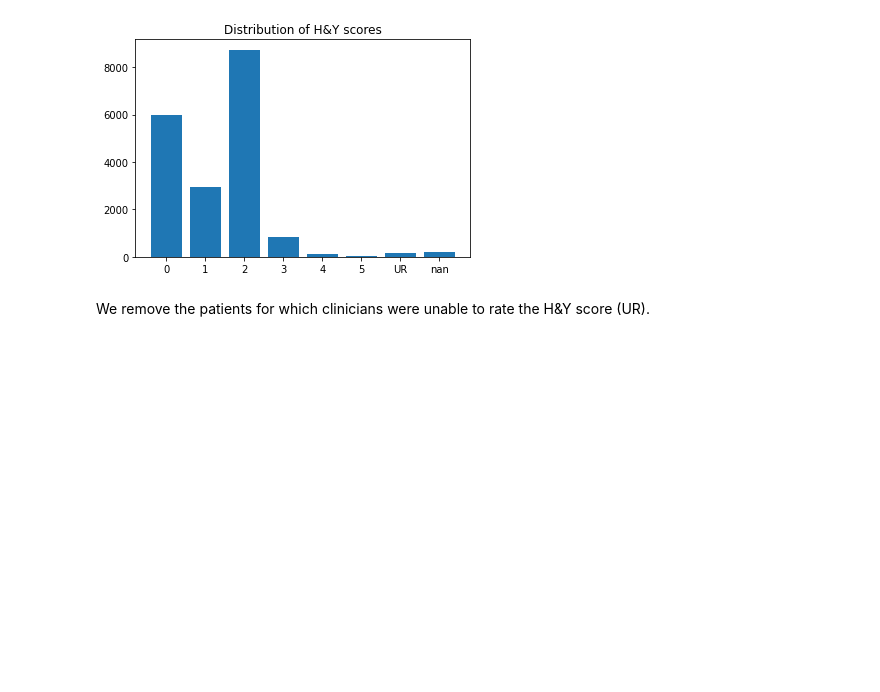
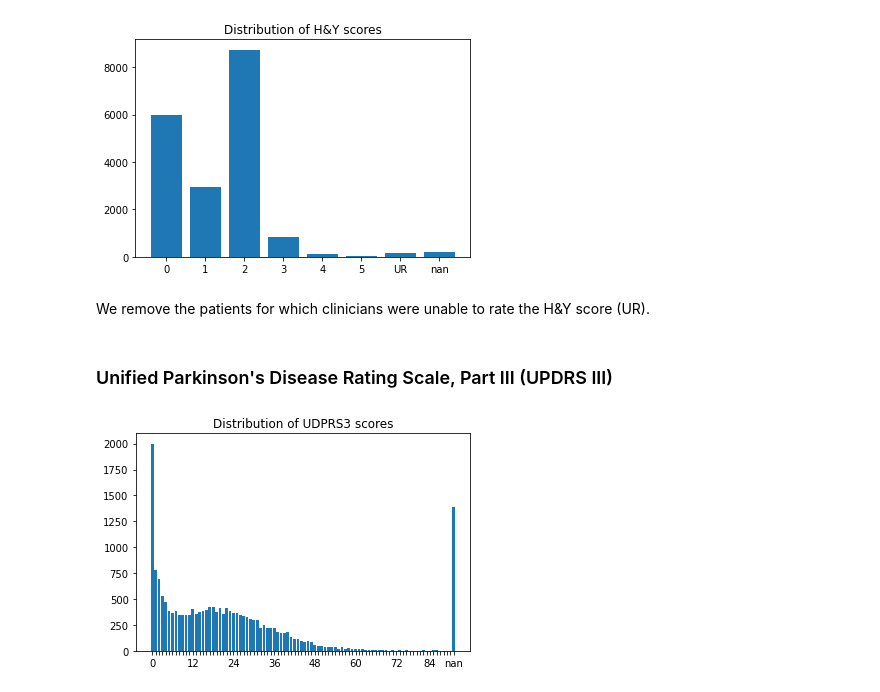
Before and after one commit to LivingPark-MRI/sterling-etal-2016, a Jupyter notebook: sterling-etal-2016.ipynb, the cells around one changed output. Saved outputs shown, nothing was run; the diff lists cells and outputs as text; code cells hidden in the pictures; blank space fills up the shorter version.

Commit message:
Implemented UPDRS III related cells

```diff
--- a/sterling-etal-2016.ipynb
+++ b/sterling-etal-2016.ipynb
@@ -262,5 +263,3 @@ plt.bar(dist.index.astype(str), dist.values)
 plt.title("Distribution of H&Y scores");
 # %% [output]
 [figure]
-# %% [markdown]
-We remove the patients for which clinicians were unable to rate the H&Y score (UR).
@@ -269,0 +266,2 @@ updrs3["NHY"] = pd.to_numeric(updrs3["NHY"])
+# %% [markdown]
+We remove the patients for which clinicians were unable to rate the H&Y score (UR).
@@ -269,0 +271,10 @@ updrs3["NHY"] = pd.to_numeric(updrs3["NHY"])
+# %% [markdown]
+### Unified Parkinson's Disease Rating Scale, Part III (UPDRS III)
+# %%
+fig, ax = plt.subplots()
+dist = updrs3.groupby(["NP3TOT"], dropna=False).size()
+plt.bar(dist.index.astype(str), dist.values)
+plt.title("Distribution of UDPRS3 scores")
+reformat_plot_labels(dist, ax, 12)
+# %% [output]
+[figure, added]
```
Also changed, not shown: parts of 5 cells of this notebook.
